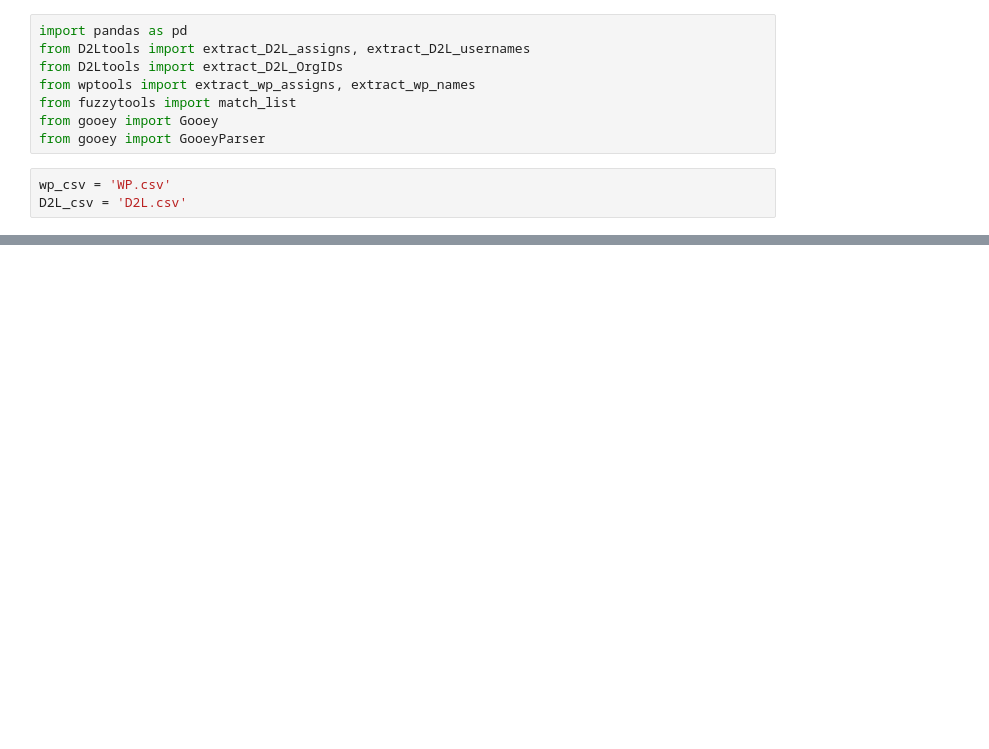
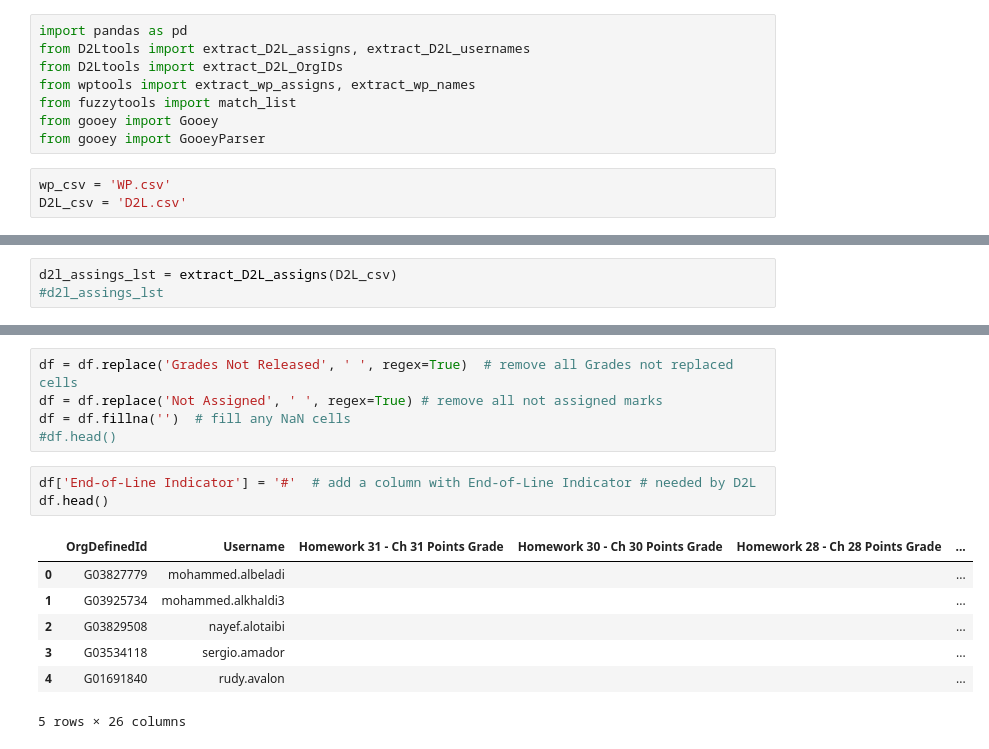
Before and after one commit to ProfessorKazarinoff/gradeconversion, a Jupyter notebook: grade_conversion_notebook.ipynb, the cells around one changed output, grey strips where cells are left out. Cells and saved outputs as stored; diff of their text form; blank space fills up the shorter version.

```diff
--- a/grade_conversion_notebook.ipynb
+++ b/grade_conversion_notebook.ipynb
@@ -537,0 +85,3 @@ df.head()
+# %%
+d2l_assings_lst = extract_D2L_assigns(D2L_csv)
+#d2l_assings_lst
@@ -537,0 +125,16 @@ df.head()
+# %%
+df = df.replace('Grades Not Released', ' ', regex=True)  # remove all Grades not replaced cells
+df = df.replace('Not Assigned', ' ', regex=True) # remove all not assigned marks
+df = df.fillna('')  # fill any NaN cells
+#df.head()
+# %%
+df['End-of-Line Indicator'] = '#'  # add a column with End-of-Line Indicator # needed by D2L
+df.head()
+# %% [output]
+|  | OrgDefinedId | Username | Homework 31 - Ch 31 Points Grade | Homework 30 - Ch 30 Points Grade | Homework 28 - Ch 28 Points Grade | ... |
+| 0 | G03827779 | mohammed.albeladi |  |  |  | ... |
+| 1 | G03925734 | mohammed.alkhaldi3 |  |  |  | ... |
+| 2 | G03829508 | nayef.alotaibi |  |  |  | ... |
+| 3 | G03534118 | sergio.amador |  |  |  | ... |
+| 4 | G01691840 | rudy.avalon |  |  |  | ... |
+5 rows × 26 columns
```
Also changed, not shown: parts of 54 cells of this notebook, 2 other files.
